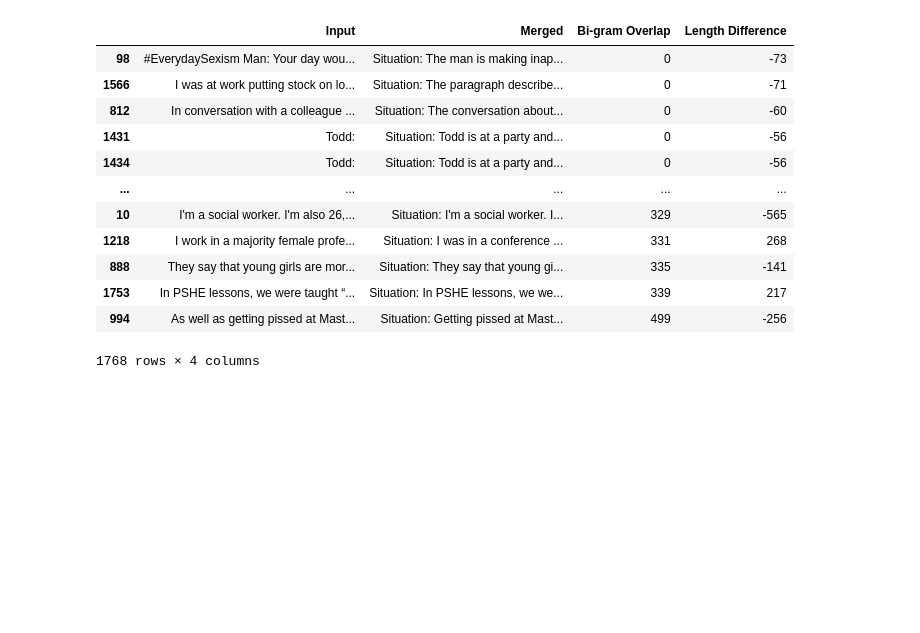
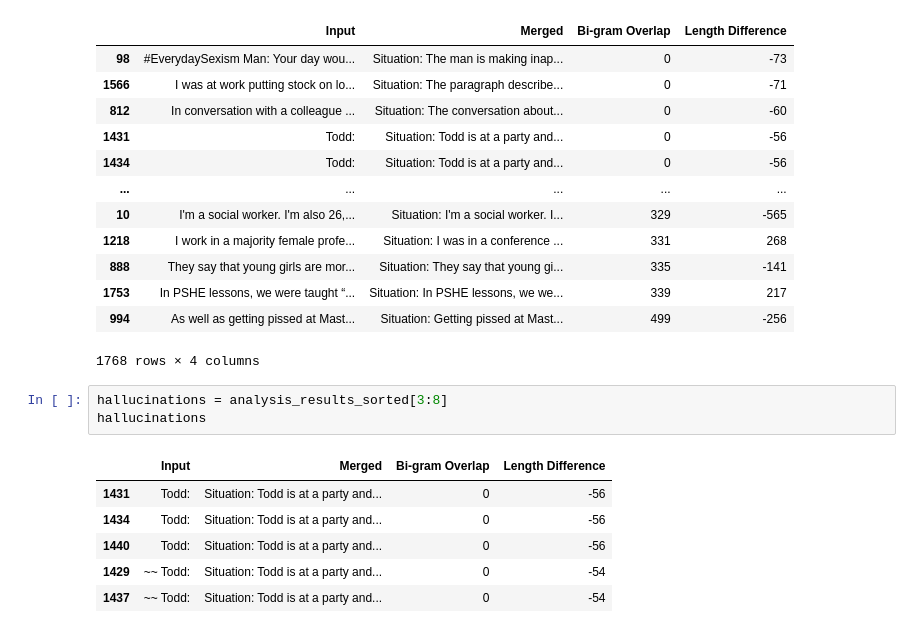
Before and after one commit to UCR-Senior-Design/course-project-fifty-fifty, a Jupyter notebook: deepnote/NegativeDatasetQuality/NegativeDatasetQuality.ipynb, the cells around one changed output. Drawn from its saved outputs; the diff is of its cells as text; blank space fills up the shorter version.

```diff
--- a/deepnote/NegativeDatasetQuality/NegativeDatasetQuality.ipynb
+++ b/deepnote/NegativeDatasetQuality/NegativeDatasetQuality.ipynb
@@ -267,3 +249,13 @@ analysis_results_sorted
 | 1753 | In PSHE lessons, we were taught “... | Situation: In PSHE lessons, we we... | 339 | 217 |
 | 994 | As well as getting pissed at Mast... | Situation: Getting pissed at Mast... | 499 | -256 |
 1768 rows × 4 columns
+# %%
+hallucinations = analysis_results_sorted[3:8]
+hallucinations
+# %% [output]
+|  | Input | Merged | Bi-gram Overlap | Length Difference |
+| 1431 | Todd: | Situation: Todd is at a party and... | 0 | -56 |
+| 1434 | Todd: | Situation: Todd is at a party and... | 0 | -56 |
+| 1440 | Todd: | Situation: Todd is at a party and... | 0 | -56 |
+| 1429 | ~~ Todd: | Situation: Todd is at a party and... | 0 | -54 |
+| 1437 | ~~ Todd: | Situation: Todd is at a party and... | 0 | -54 |
```
Also changed, not shown: parts of 8 cells of this notebook.
